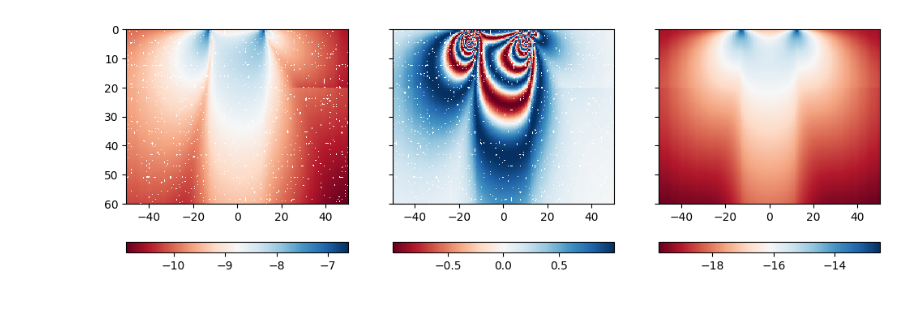
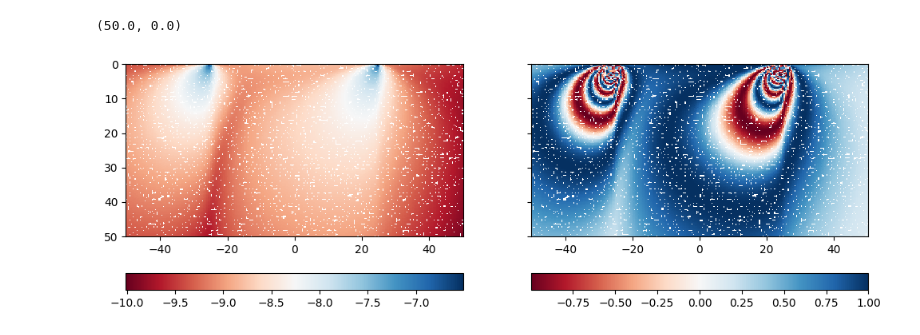
Before and after one commit to hydrogeophysicsgroup/anemone, a Jupyter notebook: prototyping/bfields_square_loop_in_the_earth.ipynb, the cells around one changed output. Drawn from its saved outputs; the diff is of its cells as text; code cells hidden in the pictures; blank space fills up the shorter version.

```diff
--- a/prototyping/bfields_square_loop_in_the_earth.ipynb
+++ b/prototyping/bfields_square_loop_in_the_earth.ipynb
@@ -201,8 +204,8 @@ class BfieldFD(Forward):
         self.freqs = freqs if isinstance(freqs, torch.Tensor) else torch.tensor(freqs)
         self.device = freqs.device
 
-        self.rmin = self.source.min_horizontal_distance(self.receiver).to(self.device)
-        self.rmax = self.source.max_horizontal_distance(self.receiver).to(self.device)
+        self.rmin = self.source.min_horizontal_distance(self.receiver).to(self.device) / 100
+        self.rmax = self.source.max_horizontal_distance(self.receiver).to(self.device) * 100
         self.filterfunc = filterfunc
         self.waveform = waveform
         self.tolerance=tolerance
@@ -323,10 +326,10 @@ class BfieldFD(Forward):
         Hx = torch.einsum('ij,kj->ik', self.sx, HxyR)
         H = torch.zeros(Hx.shape+(3,), dtype=HzR.dtype)
         H[..., 0] = Hx
-        H[..., 0] = torch.einsum('ij,kj->ik', self.dsx, HyR)
+        H[..., 0] = torch.einsum('ij,kj->ik', self.dsx, -HyR)
 
         H[..., 1]  = torch.einsum('ij,kj->ik', self.sy, HxyR)
-        H[..., 1]  = torch.einsum('ij,kj->ik', self.dsy, HyR)
+        H[..., 1]  = torch.einsum('ij,kj->ik', self.dsy,-HyR)
         H[..., 2]  = torch.einsum('ij,kj->ik', self.sz,  HzR)
 
         H = H.reshape(self.receiver.X.shape+self.receiver.z.shape+(3,))
@@ -335,13 +338,13 @@ class BfieldFD(Forward):
 from anemone.experiment import Loop
 # %%
 x = torch.linspace(-50, 50, 200)
-tx = Loop.square(25)
-rx = Receiver(x, 0.0, torch.linspace(0, 60, 200))
+tx = Loop.square(50)
+rx = Receiver(x, 0., torch.linspace(0, 60, 200))
 # rx = Receiver(0.01, x, torch.linspace(0, 60, 200))
 fwr = BfieldFD(tx, rx, torch.tensor([2e3], dtype=torch.float64)*2*c.pi)
 
-sigma = 1/torch.tensor([100, 50, 50])
-thick = torch.tensor([20, 40])
+sigma = 1/torch.tensor([100, 100, 100])
+thick = torch.tensor([80, 80])
 
 H = fwr(sigma, thick)
 # %%
@@ -369,10 +372,10 @@ axs[0].invert_yaxis()
 # %%
-decl = 0.
-incl = 30.
+decl = 90
+incl = 45
 def Bo_hat(incl, decl):
     inclrad =  incl*np.pi/180
     declrad = (decl-90)*np.pi/180
-    return torch.tensor([np.cos(declrad)*np.cos(inclrad), np.sin(declrad)*np.cos(inclrad), np.sin(inclrad)])
+    return -torch.tensor([np.cos(declrad)*np.cos(inclrad), np.sin(declrad)*np.cos(inclrad), np.sin(inclrad)])
 
 Bo = Bo_hat(incl, decl).to(torch.complex128)
 # %%
@@ -389,7 +391,7 @@ B_B_sqrd = torch.abs(torch.einsum('...i,...i->...', B_perp, B_perp))
 BxB_conj = torch.cross(B_perp, B_perp.conj(), axis=-1)
 sgn = torch.sgn(torch.einsum('...i,...i->...', BxB_conj, Bo)*1j)
 
-alpha = torch.sqrt(0.5*(B_B_conj + B_B_sqrd)).real
+alpha = torch.sqrt(0.5*(B_B_conj + B_B_sqrd))
 beta  = (sgn*torch.sqrt(0.5*(B_B_conj - B_B_sqrd))).real
 
 e_zeta = torch.sqrt(B_B_conj / B_B_sqrd).real
@@ -407,11 +425,13 @@ tensor(3.0559e-13, dtype=torch.float64)
 # %%
-fig,axs = plt.subplots(1,3, sharex=True, sharey=True, figsize=(12, 4))
+#%matplotlib qt5
+fig,axs = plt.subplots(1,2, sharex=True, sharey=True, figsize=(12, 4))
 pcm=axs[0].pcolor(x, rx.z, np.log10(B1.T), cmap='RdBu')
 plt.colorbar(pcm, ax=axs[0], orientation='horizontal')
-pcm=axs[1].pcolor(x, rx.z, np.sin(2*np.pi*42577000.0*B1*0.04*150).numpy().T, cmap='RdBu')
+pcm=axs[1].pcolor(x, rx.z, np.sin(2*np.pi*42577000.0*B1*0.04*100).numpy().T, cmap='RdBu')
 plt.colorbar(pcm, ax=axs[1], orientation='horizontal')
-pcm=axs[2].pcolor(x, rx.z, np.log10(Htot.T.numpy()), cmap='RdBu')
-plt.colorbar(pcm, ax=axs[2], orientation='horizontal')
-plt.gca().invert_yaxis()
+# pcm=axs[2].pcolor(x, rx.z, np.log10(Htot.T.numpy()), cmap='RdBu')
+# plt.colorbar(pcm, ax=axs[2], orientation='horizontal')
+axs[1].set_ylim(50,0)
 # %% [output]
+(50.0, 0.0)
-[figure, old version]
+[figure, new version]
```
Also changed, not shown: parts of 8 cells of this notebook.
